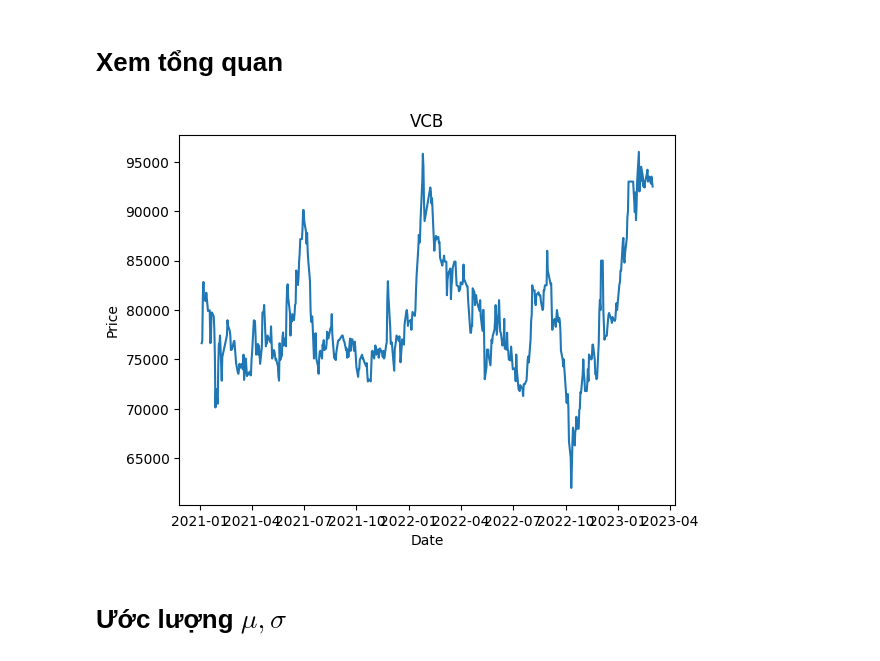
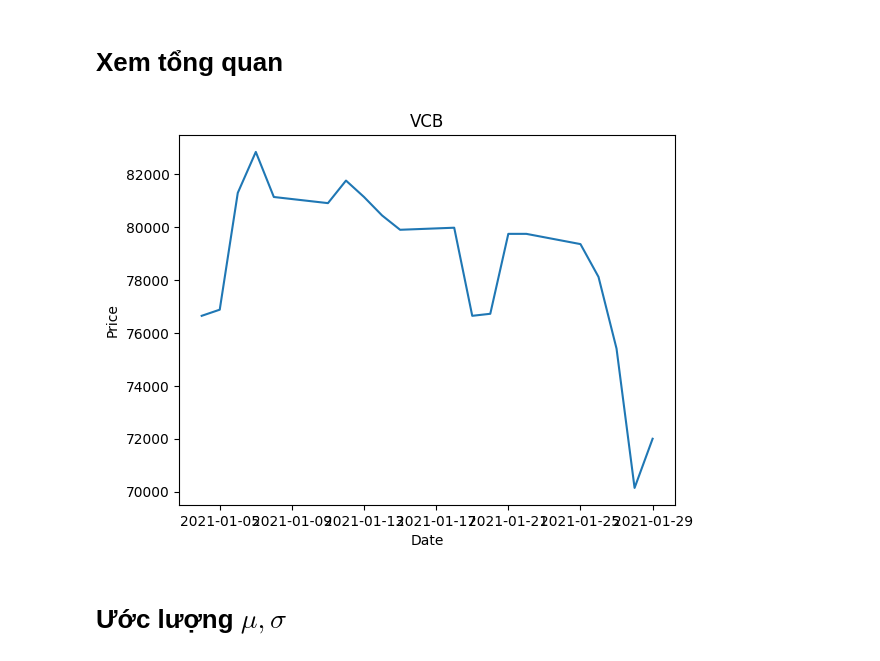
Before and after one commit to khanhtrinh2003/Financial-mathematics, a Jupyter notebook: tren_lop.ipynb, the cells around one changed output. Drawn from its saved outputs; the diff is of its cells as text; code cells hidden in the pictures.

```diff
--- a/tren_lop.ipynb
+++ b/tren_lop.ipynb
@@ -22,15 +22,15 @@ Index(['AAA', 'AAM', 'AAT', 'ABR', 'ABS', 'ABT', 'ACB', 'ACC', 'ACG', 'ACL',
 # Xem tổng quan
 # %%
 ticker = "VCB"
-vn_df = vn[ticker][vn.index.year >=2021]
+vn_df = vn[ticker][(pd.Timestamp("2021-01-01").date()<=vn.index.date)&(vn.index.date<=pd.Timestamp("2021-01-31").date())]
 so_lan = len(vn_df)
 plt.plot(vn_df)
 plt.title(f"{ticker}")
 plt.ylabel("Price")
 plt.xlabel("Date")
 plt.show()
 # %% [output]
-[figure, old version]
+[figure, new version]
 # %% [markdown]
 # Ước lượng $\mu, \sigma$
 # %%
```
